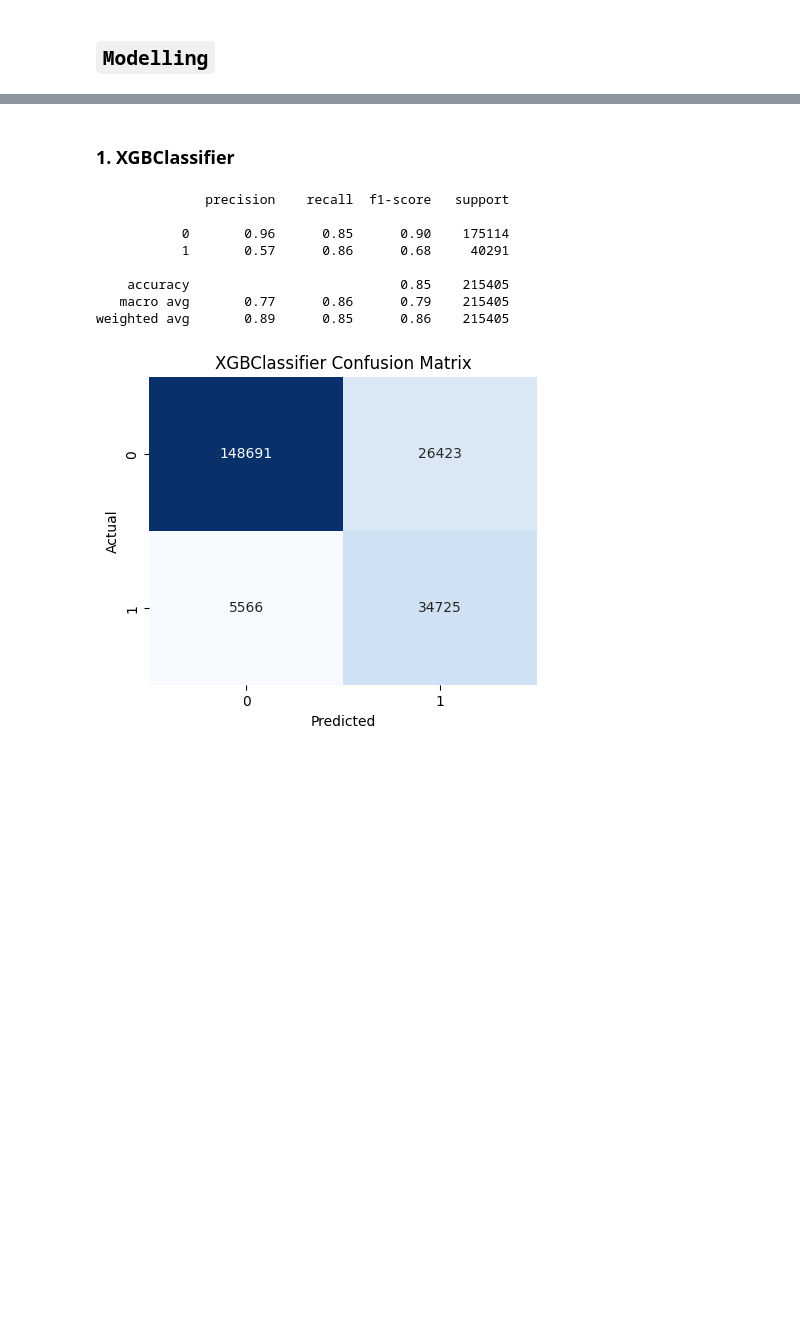
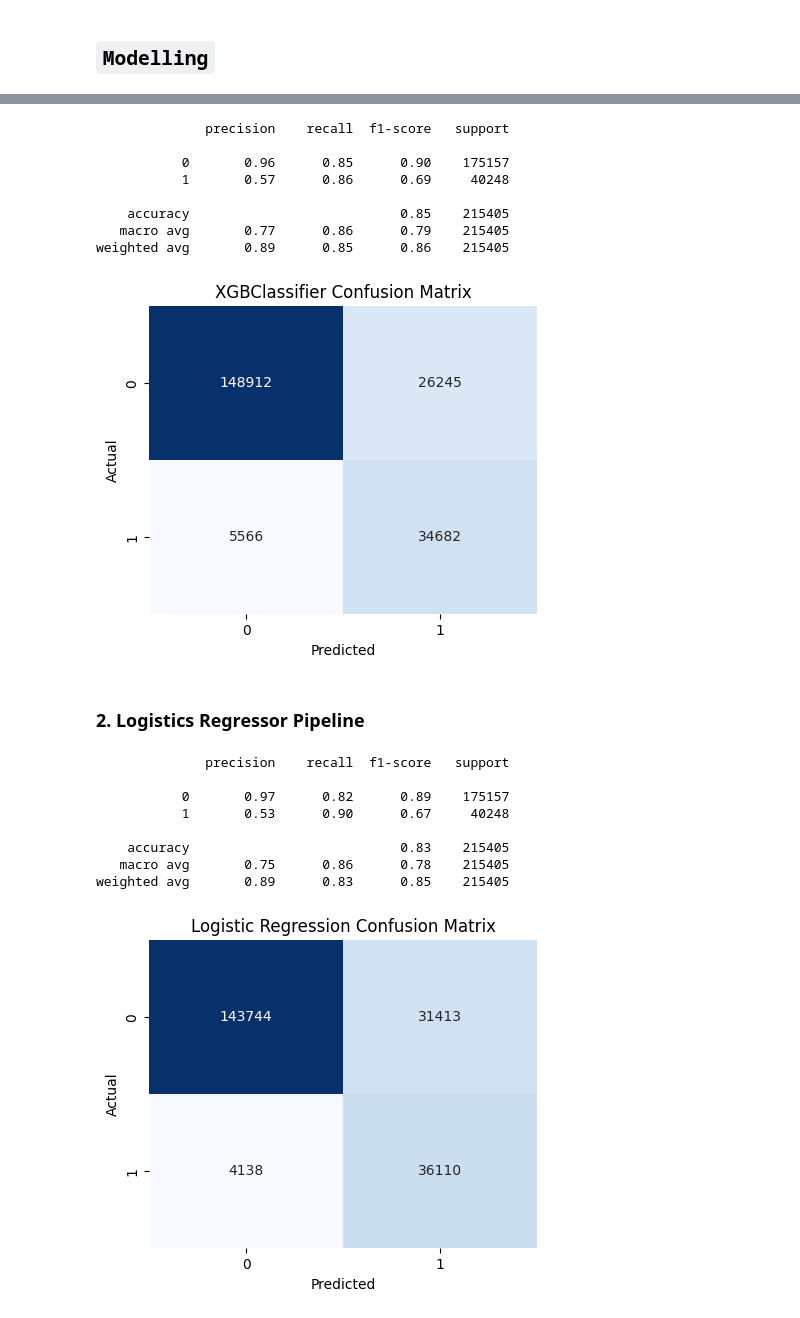
Before and after one commit to murithidenisgitobu/Customer-Churn-Prediction-Challenge-For-Azubian, a Jupyter notebook: Notebook/Notebook.ipynb, the cells around one changed output, grey strips where cells are left out. Cells and saved outputs as stored; diff of their text form; code cells hidden in the pictures; blank space fills up the shorter version.

Commit message:
Logistics Regressor Trained

```diff
--- a/Notebook/Notebook.ipynb
+++ b/Notebook/Notebook.ipynb
@@ -985,11 +988,9 @@ y_pred = xgb_pipeline.predict(X_test)
-# %% [markdown]
-### 1. **XGBClassifier**
 # %%
 # Print classification report
-print(classification_report(y_test, y_pred))
+print(classification_report(y_test, xgb_y_pred))
 
 # Confusion matrix
-xgb_cm = confusion_matrix(y_test, y_pred)
+xgb_cm = confusion_matrix(y_test, xgb_y_pred)
 
 # Plot confusion matrix as heatmap
 plt.figure(figsize=(5, 4))
@@ -1001,10 +1002,51 @@ plt.show()
 # %% [output]
               precision    recall  f1-score   support
 
-           0       0.96      0.85      0.90    175114
-           1       0.57      0.86      0.68     40291
+           0       0.96      0.85      0.90    175157
+           1       0.57      0.86      0.69     40248
 
     accuracy                           0.85    215405
    macro avg       0.77      0.86      0.79    215405
 weighted avg       0.89      0.85      0.86    215405
 [figure]
+# %% [markdown]
+### **2. Logistics Regressor Pipeline**
+# %%
+# Create logistics regressor pipeline
+log_regressor_pipeline = imbpipeline(steps=[
+    ('preprocessor', preprocessor),
+    ('smote_oversampler', SMOTE(random_state=42, k_neighbors=5, sampling_strategy='auto')),
+    ('logistics_regressor', LogisticRegression(random_state=42))
+])
+
+# Fit train data into the model
+log_regressor_pipeline.fit(X_train, y_train)
+
+# Predict the test data
+lr_y_pred = log_regressor_pipeline.predict(X_test)
+# %%
+# Classification Report for logistics Regressor
+print(classification_report(y_test, lr_y_pred))
+
+# Confusion Matrix for logistics Regressor
+lr_cm = confusion_matrix(y_test, lr_y_pred)
+
+# Plot confusion matrix as heatmap
+
+plt.figure(figsize=(5, 4))
+sns.heatmap(lr_cm, annot=True, fmt='d', cmap='Blues', cbar=False)
+plt.title('Logistic Regression Confusion Matrix')
+plt.ylabel('Actual')
+plt.xlabel('Predicted')
+
+plt.show()
+# %% [output]
+              precision    recall  f1-score   support
+
+           0       0.97      0.82      0.89    175157
+           1       0.53      0.90      0.67     40248
+
+    accuracy                           0.83    215405
+   macro avg       0.75      0.86      0.78    215405
+weighted avg       0.89      0.83      0.85    215405
+[figure, added]
```
Also changed, not shown: parts of 4 cells of this notebook.
